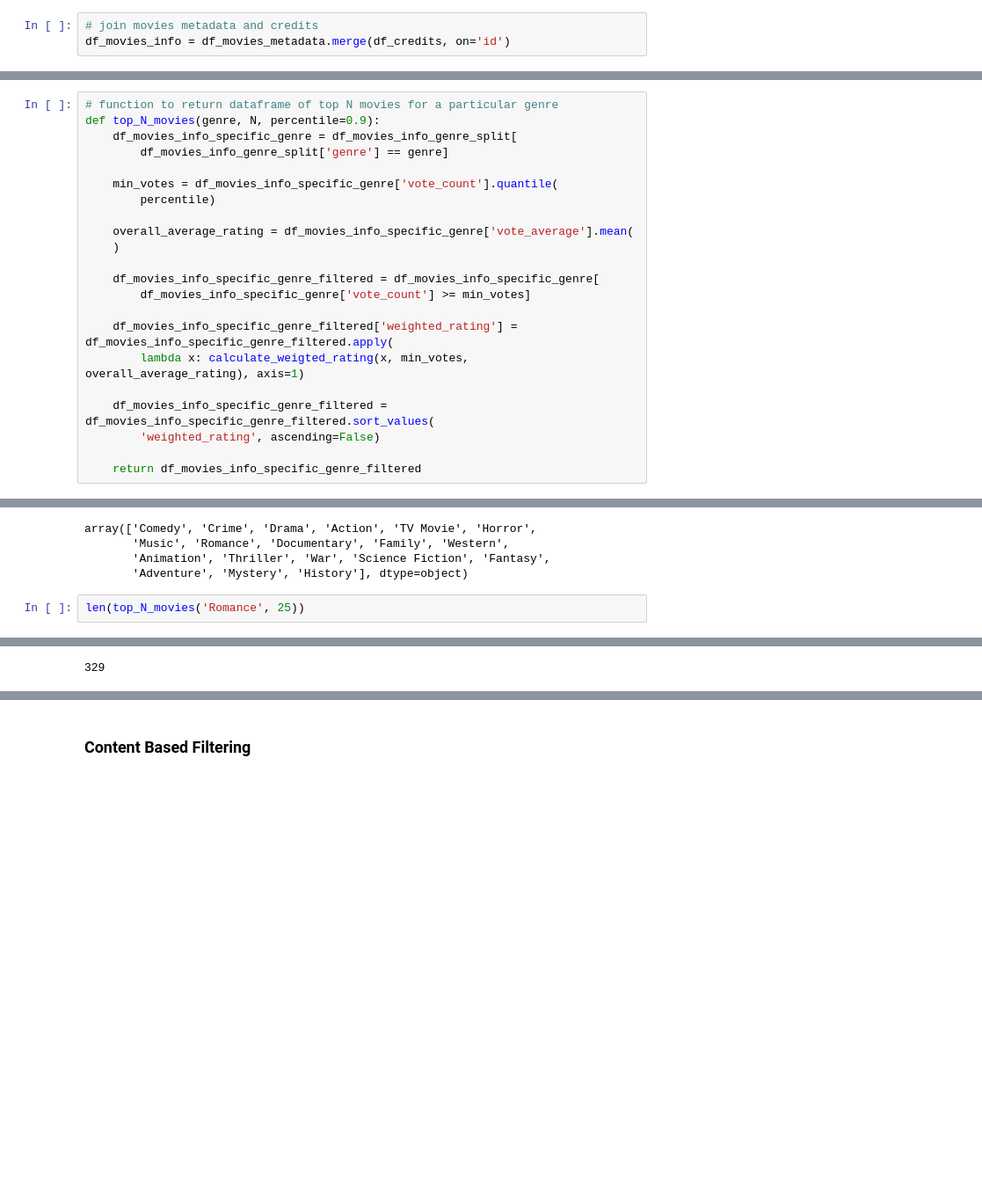
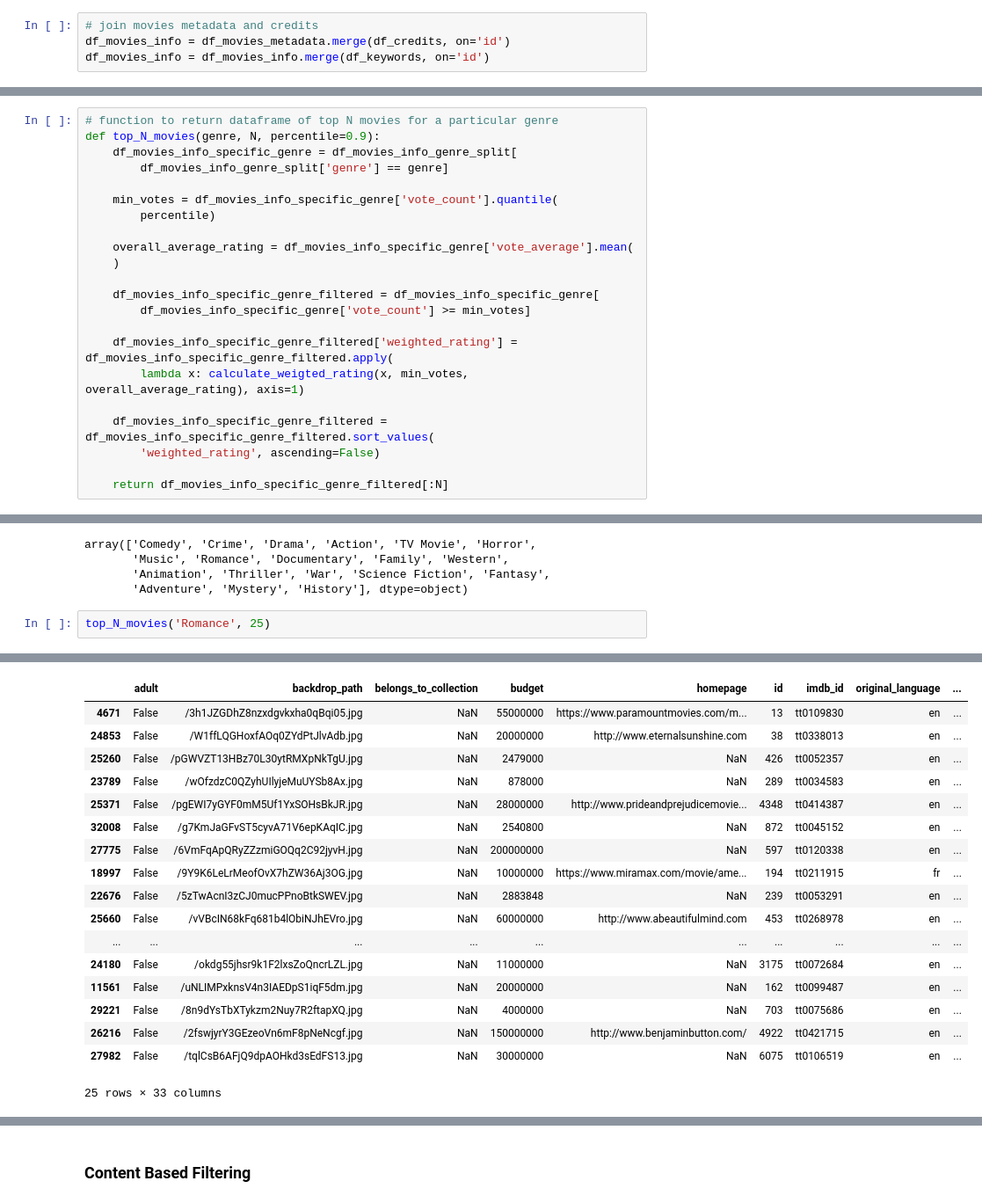
Before and after one commit to lyamlim97/movie-recommender, a Jupyter notebook: movie-recommender.ipynb, the cells around one changed output, grey strips where cells are left out. Shown at 88% size. Saved outputs shown, nothing was run; the diff lists cells and outputs as text; blank space fills up the shorter version.

```diff
--- a/movie-recommender.ipynb
+++ b/movie-recommender.ipynb
@@ -51,6 +54,7 @@ df_keywords.head()
 # %%
 # join movies metadata and credits
 df_movies_info = df_movies_metadata.merge(df_credits, on='id')
+df_movies_info = df_movies_info.merge(df_keywords, on='id')
 # %%
 df_movies_info.head()
 # %% [output]
@@ -203,7 +207,7 @@ def top_N_movies(genre, N, percentile=0.9):
     df_movies_info_specific_genre_filtered = df_movies_info_specific_genre_filtered.sort_values(
         'weighted_rating', ascending=False)
 
-    return df_movies_info_specific_genre_filtered
+    return df_movies_info_specific_genre_filtered[:N]
 # %%
 genre_col.unique()
 # %% [output]
@@ -212,14 +216,31 @@ array(['Comedy', 'Crime', 'Drama', 'Action', 'TV Movie', 'Horror',
        'Animation', 'Thriller', 'War', 'Science Fiction', 'Fantasy',
        'Adventure', 'Mystery', 'History'], dtype=object)
 # %%
-len(top_N_movies('Romance', 25))
+top_N_movies('Romance', 25)
 # %% [output]
 A value is trying to be set on a copy of a slice from a DataFrame.
 Try using .loc[row_indexer,col_indexer] = value instead
 
 See the caveats in the documentation: https://pandas.pydata.org/pandas-docs/stable/user_guide/indexing.html#returning-a-view-versus-a-copy
   df_movies_info_specific_genre_filtered['weighted_rating'] = df_movies_info_specific_genre_filtered.apply(
+|  | adult | backdrop_path | belongs_to_collection | budget | homepage | id | imdb_id | original_language | ... |
+| 4671 | False | /3h1JZGDhZ8nzxdgvkxha0qBqi05.jpg | NaN | 55000000 | https://www.paramountmovies.com/m... | 13 | tt0109830 | en | ... |
+| 24853 | False | /W1ffLQGHoxfAOq0ZYdPtJlvAdb.jpg | NaN | 20000000 | http://www.eternalsunshine.com | 38 | tt0338013 | en | ... |
+| 25260 | False | /pGWVZT13HBz70L30ytRMXpNkTgU.jpg | NaN | 2479000 | NaN | 426 | tt0052357 | en | ... |
+| 23789 | False | /wOfzdzC0QZyhUIlyjeMuUYSb8Ax.jpg | NaN | 878000 | NaN | 289 | tt0034583 | en | ... |
+| 25371 | False | /pgEWI7yGYF0mM5Uf1YxSOHsBkJR.jpg | NaN | 28000000 | http://www.prideandprejudicemovie... | 4348 | tt0414387 | en | ... |
+| 32008 | False | /g7KmJaGFvST5cyvA71V6epKAqIC.jpg | NaN | 2540800 | NaN | 872 | tt0045152 | en | ... |
+| 27775 | False | /6VmFqApQRyZZzmiGOQq2C92jyvH.jpg | NaN | 200000000 | NaN | 597 | tt0120338 | en | ... |
+| 18997 | False | /9Y9K6LeLrMeofOvX7hZW36Aj3OG.jpg | NaN | 10000000 | https://www.miramax.com/movie/ame... | 194 | tt0211915 | fr | ... |
+| 22676 | False | /5zTwAcnI3zCJ0mucPPnoBtkSWEV.jpg | NaN | 2883848 | NaN | 239 | tt0053291 | en | ... |
+| 25660 | False | /vVBcIN68kFq681b4lObiNJhEVro.jpg | NaN | 60000000 | http://www.abeautifulmind.com | 453 | tt0268978 | en | ... |
+| ... | ... | ... | ... | ... | ... | ... | ... | ... | ... |
+| 24180 | False | /okdg55jhsr9k1F2lxsZoQncrLZL.jpg | NaN | 11000000 | NaN | 3175 | tt0072684 | en | ... |
+| 11561 | False | /uNLIMPxknsV4n3IAEDpS1iqF5dm.jpg | NaN | 20000000 | NaN | 162 | tt0099487 | en | ... |
+| 29221 | False | /8n9dYsTbXTykzm2Nuy7R2ftapXQ.jpg | NaN | 4000000 | NaN | 703 | tt0075686 | en | ... |
+| 26216 | False | /2fswjyrY3GEzeoVn6mF8pNeNcgf.jpg | NaN | 150000000 | http://www.benjaminbutton.com/ | 4922 | tt0421715 | en | ... |
+| 27982 | False | /tqlCsB6AFjQ9dpAOHkd3sEdFS13.jpg | NaN | 30000000 | NaN | 6075 | tt0106519 | en | ... |
-329
+25 rows × 33 columns
 # %%
 top_N_movies('Science Fiction', 25).head()
 # %% [output]
```
Also changed, not shown: parts of 34 cells of this notebook, 1 other file.
